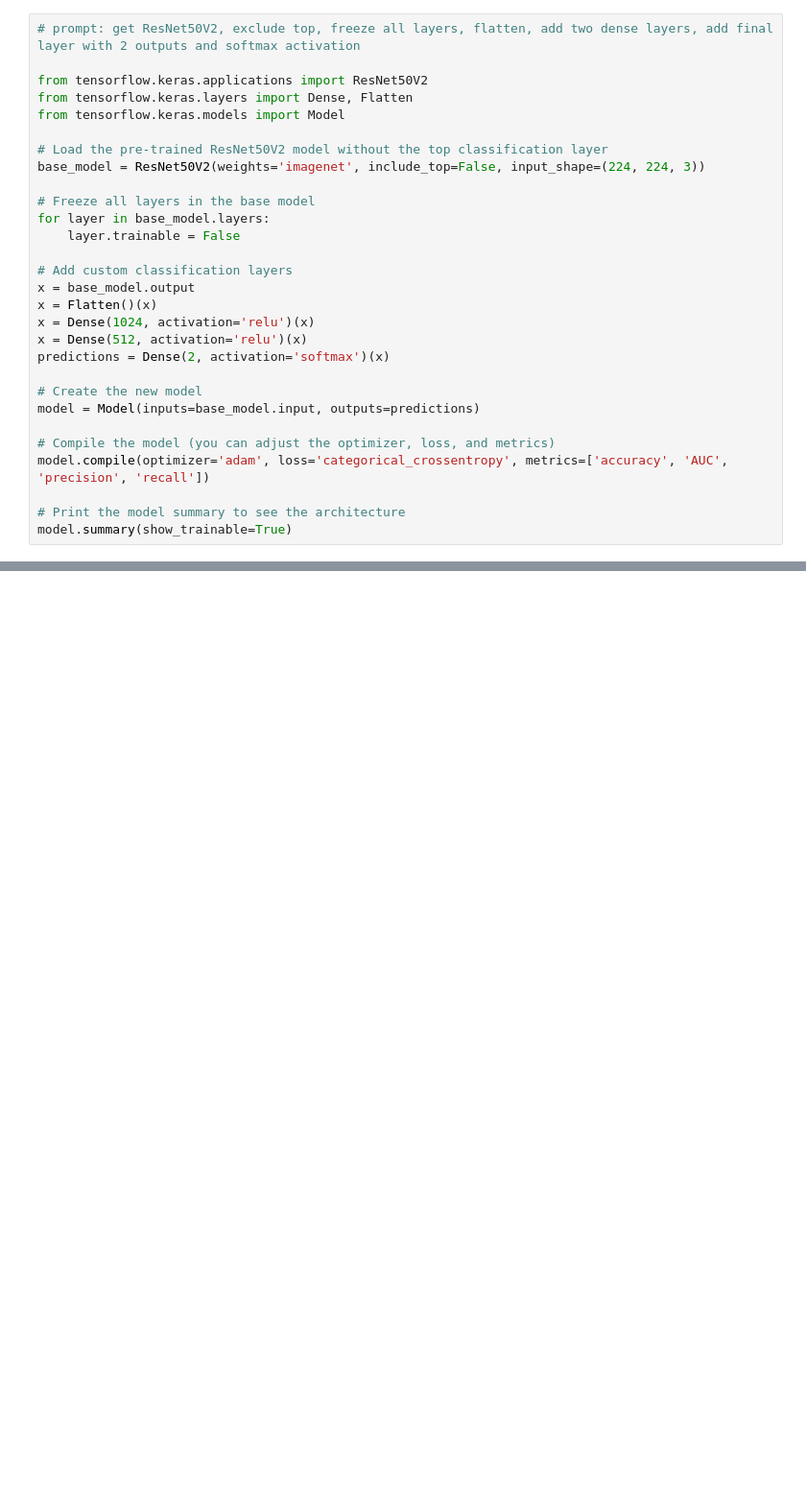
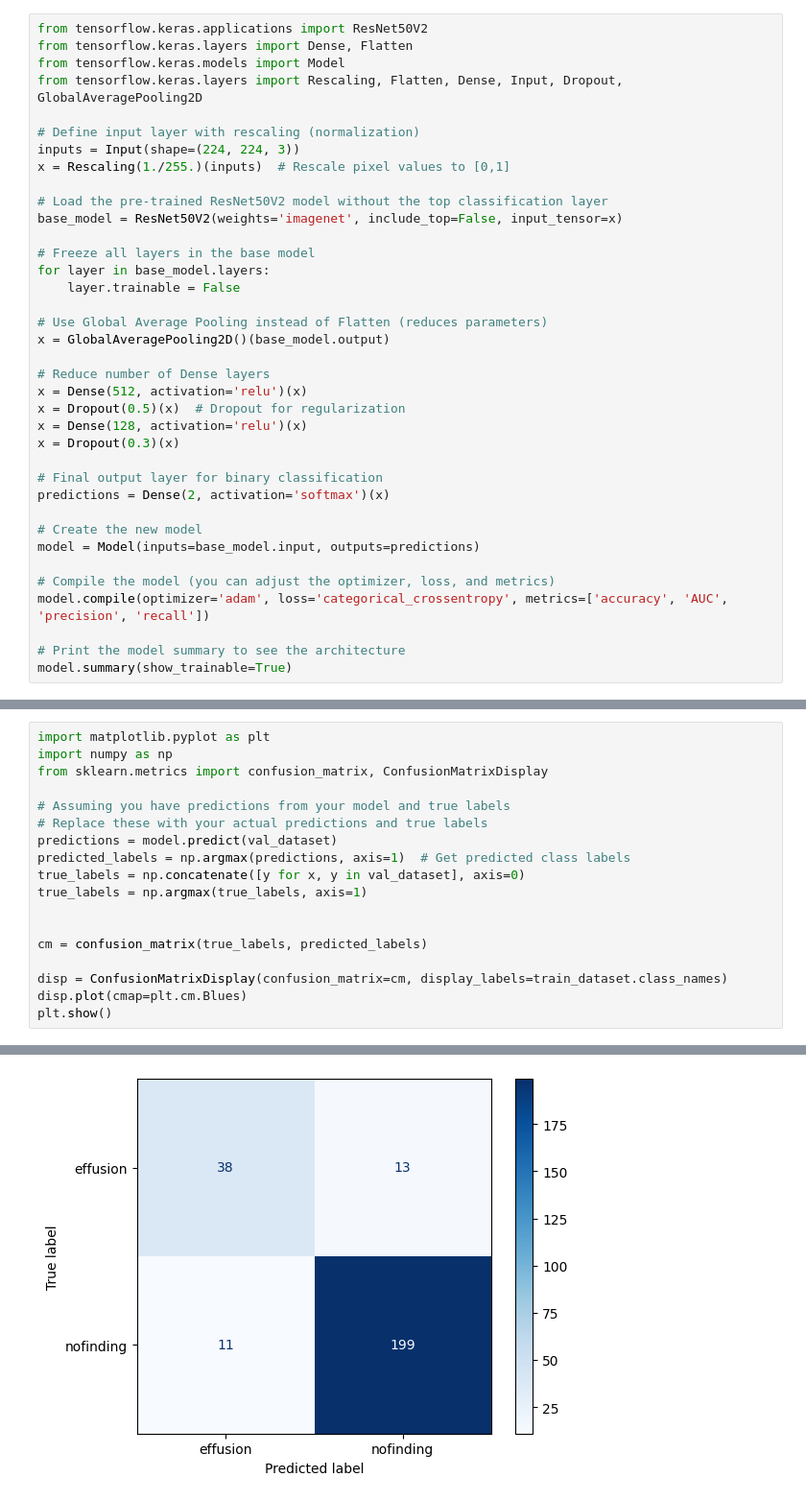
Before and after one commit to kk20krishna/X-ray-image-Classification, a Jupyter notebook: X_ray_image_Classification.ipynb, the cells around one changed output, grey strips where cells are left out. Shown at 96% size. Saved outputs shown, nothing was run; the diff lists cells and outputs as text; blank space fills up the shorter version.

```diff
--- a/X_ray_image_Classification.ipynb
+++ b/X_ray_image_Classification.ipynb
@@ -181,22 +105,30 @@ print("Class Weights:", class_weights)
 # %%
-# prompt: get ResNet50V2, exclude top, freeze all layers, flatten, add two dense layers, add final layer with 2 outputs and softmax activation
-
 from tensorflow.keras.applications import ResNet50V2
 from tensorflow.keras.layers import Dense, Flatten
 from tensorflow.keras.models import Model
+from tensorflow.keras.layers import Rescaling, Flatten, Dense, Input, Dropout, GlobalAveragePooling2D
+
+# Define input layer with rescaling (normalization)
+inputs = Input(shape=(224, 224, 3))
+x = Rescaling(1./255.)(inputs)  # Rescale pixel values to [0,1]
 
 # Load the pre-trained ResNet50V2 model without the top classification layer
-base_model = ResNet50V2(weights='imagenet', include_top=False, input_shape=(224, 224, 3))
+base_model = ResNet50V2(weights='imagenet', include_top=False, input_tensor=x)
 
 # Freeze all layers in the base model
 for layer in base_model.layers:
     layer.trainable = False
 
-# Add custom classification layers
-x = base_model.output
-x = Flatten()(x)
-x = Dense(1024, activation='relu')(x)
+# Use Global Average Pooling instead of Flatten (reduces parameters)
+x = GlobalAveragePooling2D()(base_model.output)
+
+# Reduce number of Dense layers
 x = Dense(512, activation='relu')(x)
+x = Dropout(0.5)(x)  # Dropout for regularization
+x = Dense(128, activation='relu')(x)
+x = Dropout(0.3)(x)
+
+# Final output layer for binary classification
 predictions = Dense(2, activation='softmax')(x)
 
 # Create the new model
@@ -239,0 +232,19 @@ Epoch 2/2
+# %%
+import matplotlib.pyplot as plt
+import numpy as np
+from sklearn.metrics import confusion_matrix, ConfusionMatrixDisplay
+
+# Assuming you have predictions from your model and true labels
+# Replace these with your actual predictions and true labels
+predictions = model.predict(val_dataset)
+predicted_labels = np.argmax(predictions, axis=1)  # Get predicted class labels
+true_labels = np.concatenate([y for x, y in val_dataset], axis=0)
+true_labels = np.argmax(true_labels, axis=1)
+
+
+cm = confusion_matrix(true_labels, predicted_labels)
+
+disp = ConfusionMatrixDisplay(confusion_matrix=cm, display_labels=train_dataset.class_names)
+disp.plot(cmap=plt.cm.Blues)
+plt.show()
+# %% [output]
@@ -240,3 +252,4 @@ Epoch 2/2
+[figure, added]
 # %%
 # Define class names from dataset
 class_names = val_dataset.class_names  # Get class labels from dataset
```
Also changed, not shown: parts of 28 cells of this notebook.
